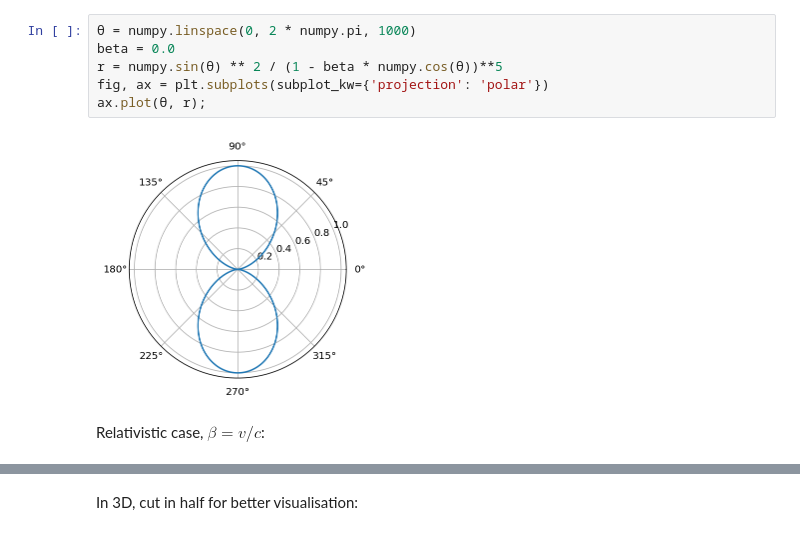
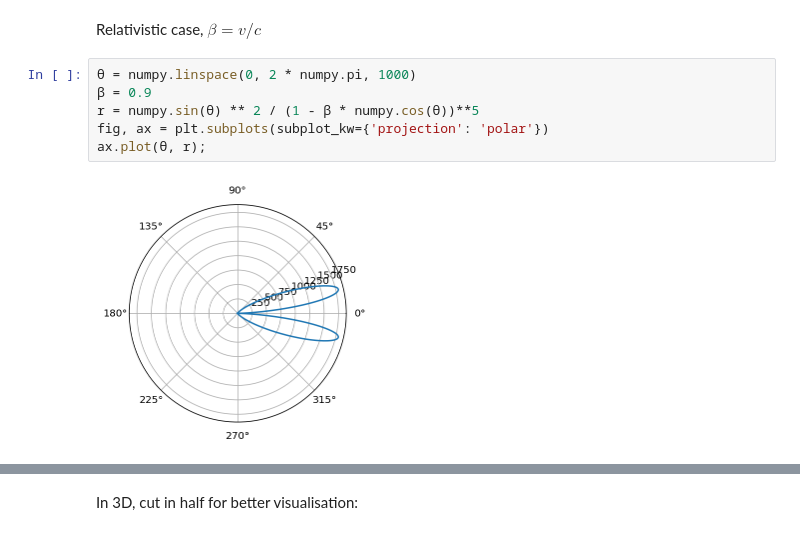
Before and after one commit to tiagopereira/ast4310, a Jupyter notebook: notebooks/lectures/differential_cross_sections.ipynb, the cells around one changed output, grey strips where cells are left out. Drawn from its saved outputs; the diff is of its cells as text.

```diff
--- a/notebooks/lectures/differential_cross_sections.ipynb
+++ b/notebooks/lectures/differential_cross_sections.ipynb
@@ -31,10 +33,10 @@ And using the more convenient polar plot:
+# %% [markdown]
+Relativistic case, $\beta=v/c$
 # %%
 θ = numpy.linspace(0, 2 * numpy.pi, 1000)
-beta = 0.0
-r = numpy.sin(θ) ** 2 / (1 - beta * numpy.cos(θ))**5
+β = 0.9
+r = numpy.sin(θ) ** 2 / (1 - β * numpy.cos(θ))**5
 fig, ax = plt.subplots(subplot_kw={'projection': 'polar'})
 ax.plot(θ, r);
 # %% [output]
-[figure, old version]
+[figure, new version]
-# %% [markdown]
-Relativistic case, $\beta=v/c$:
```
Also changed, not shown: parts of 22 cells of this notebook.
